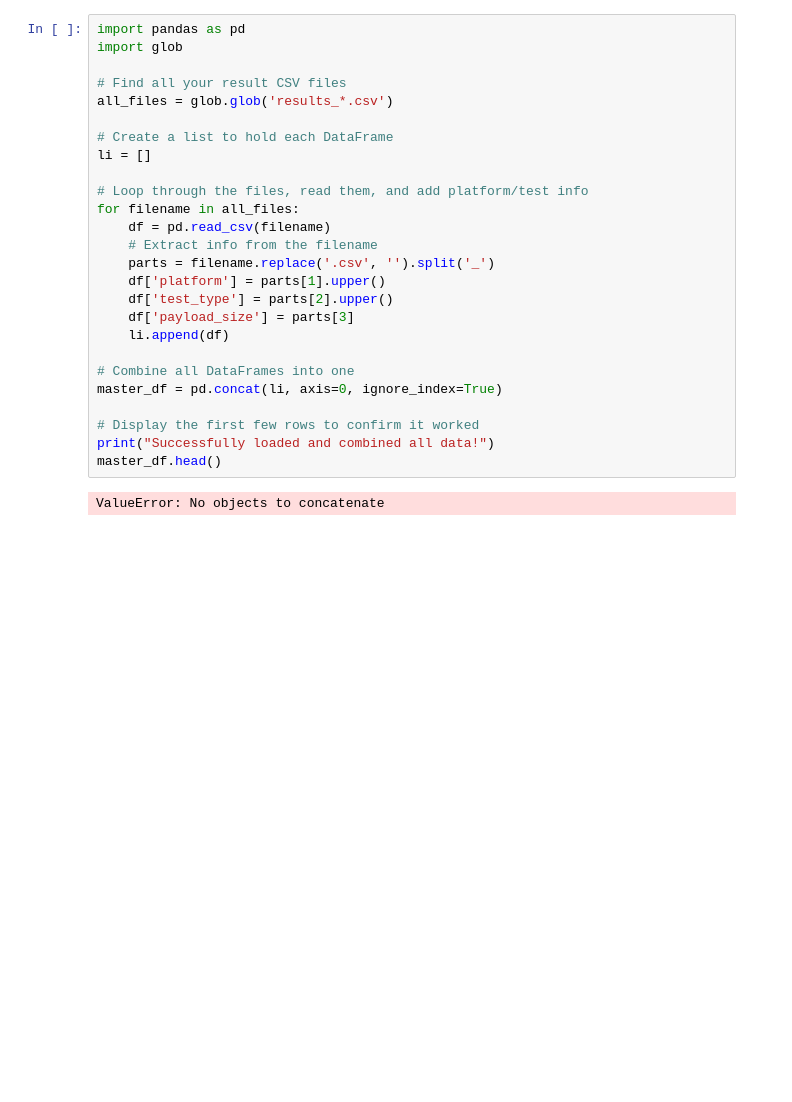
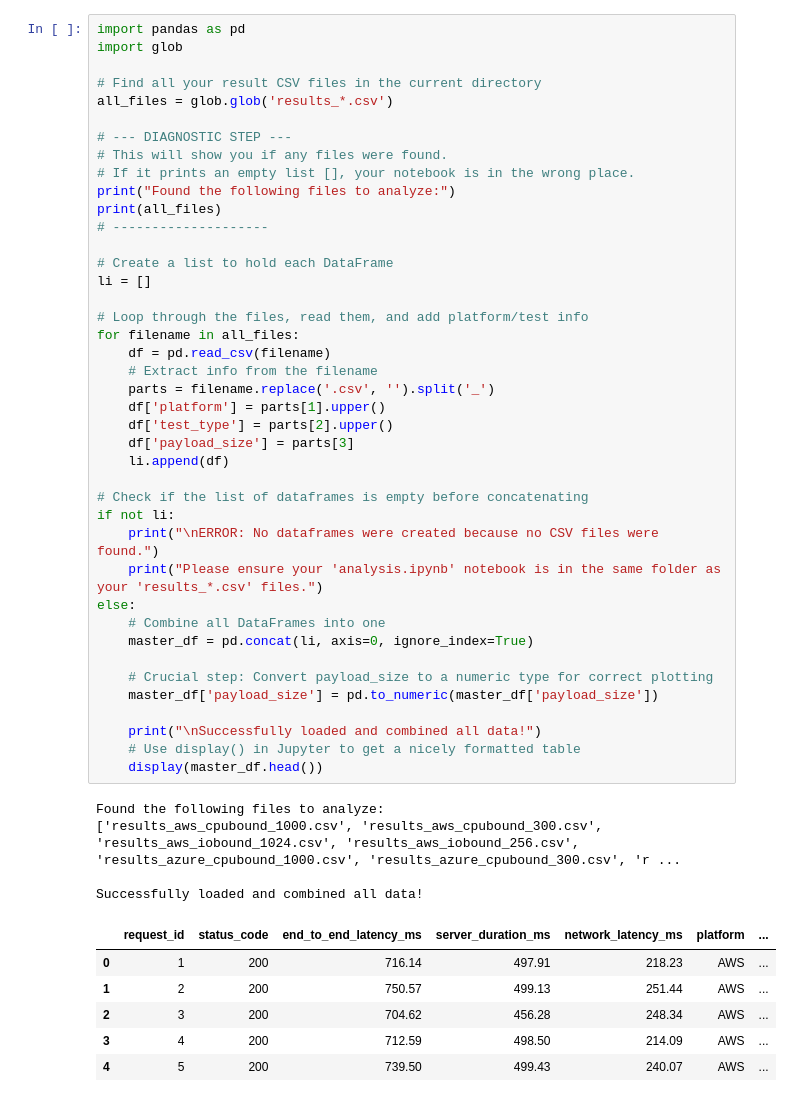
Before and after one commit to srijanpanta/benchmark, a Jupyter notebook: test-benchmark/analysis.ipynb, the cells around one changed output. Cells and saved outputs as stored; diff of their text form; blank space fills up the shorter version.

Commit message:
Analysis updated

```diff
--- a/test-benchmark/analysis.ipynb
+++ b/test-benchmark/analysis.ipynb
@@ -1,28 +1,52 @@
 # %%
 import pandas as pd
 import glob
 
-# Find all your result CSV files
+# Find all your result CSV files in the current directory
 all_files = glob.glob('results_*.csv')
+
+# --- DIAGNOSTIC STEP ---
+# This will show you if any files were found.
+# If it prints an empty list [], your notebook is in the wrong place.
+print("Found the following files to analyze:")
+print(all_files)
+# --------------------
 
 # Create a list to hold each DataFrame
 li = []
 
 # Loop through the files, read them, and add platform/test info
 for filename in all_files:
     df = pd.read_csv(filename)
     # Extract info from the filename
     parts = filename.replace('.csv', '').split('_')
     df['platform'] = parts[1].upper()
     df['test_type'] = parts[2].upper()
     df['payload_size'] = parts[3]
     li.append(df)
 
-# Combine all DataFrames into one
-master_df = pd.concat(li, axis=0, ignore_index=True)
+# Check if the list of dataframes is empty before concatenating
+if not li:
+    print("\nERROR: No dataframes were created because no CSV files were found.")
+    print("Please ensure your 'analysis.ipynb' notebook is in the same folder as your 'results_*.csv' files.")
+else:
+    # Combine all DataFrames into one
+    master_df = pd.concat(li, axis=0, ignore_index=True)
 
-# Display the first few rows to confirm it worked
-print("Successfully loaded and combined all data!")
-master_df.head()
+    # Crucial step: Convert payload_size to a numeric type for correct plotting
+    master_df['payload_size'] = pd.to_numeric(master_df['payload_size'])
+
+    print("\nSuccessfully loaded and combined all data!")
+    # Use display() in Jupyter to get a nicely formatted table
+    display(master_df.head())
 # %% [output]
-ValueError: No objects to concatenate
+Found the following files to analyze:
+['results_aws_cpubound_1000.csv', 'results_aws_cpubound_300.csv', 'results_aws_iobound_1024.csv', 'results_aws_iobound_256.csv', 'results_azure_cpubound_1000.csv', 'results_azure_cpubound_300.csv', 'r ...
+
+Successfully loaded and combined all data!
+|  | request_id | status_code | end_to_end_latency_ms | server_duration_ms | network_latency_ms | platform | ... |
+| 0 | 1 | 200 | 716.14 | 497.91 | 218.23 | AWS | ... |
+| 1 | 2 | 200 | 750.57 | 499.13 | 251.44 | AWS | ... |
+| 2 | 3 | 200 | 704.62 | 456.28 | 248.34 | AWS | ... |
+| 3 | 4 | 200 | 712.59 | 498.50 | 214.09 | AWS | ... |
+| 4 | 5 | 200 | 739.50 | 499.43 | 240.07 | AWS | ... |
```
Also changed, not shown: parts of 3 cells of this notebook, 4 other files.
